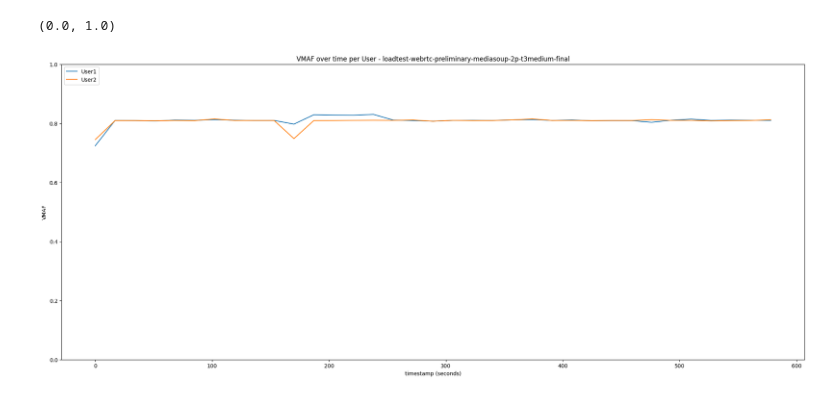
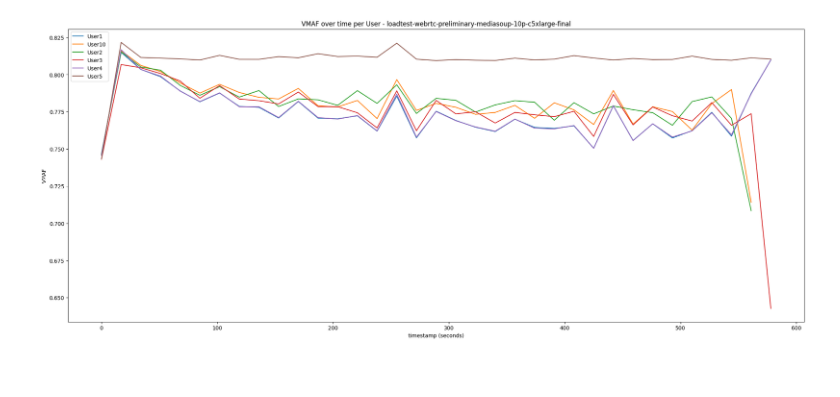
Before and after one commit to codeurjc/Performance-testing-in-the-WebRTC-arena, a Jupyter notebook: preliminary.ipynb, the cells around one changed output. Saved outputs shown, nothing was run; the diff lists cells and outputs as text; code cells hidden in the pictures; blank space fills up the shorter version.

```diff
--- a/preliminary.ipynb
+++ b/preliminary.ipynb
@@ -26,16 +82,32 @@ for df_user in df_list:
+# %%
+# INDIVIDUAL PLOTS PARAMETERS
+
+# Index of index_list to use
+index = 11
+#If there is only one metric in display, choose which one
+metric = "vmaf"
+
+show_full_range = False
+
+# Calculations
+index_name = index_list[index]
+metric_label = metric.upper()
+qoe_metrics_normalized = ["vmaf", "msssim", "ssim", "vifp", "pesq", "visqol"]
+qoe_metrics_not_normalized = ["psnr", "psnrhvs", "psnrhvsm"]
 # %%
 plt.rcParams['figure.figsize'] = [25, 10]
-case = 0
-df_user = df_list[case]
+
+df_user = df_list[index]
+
 for user in df_user.userFrom.unique():
-    df_user1 = df_user[df_user.userFrom == user]
-    plt.plot(df_user1["cut_index"], df_user1["vmaf"], label=user)
+    df_user1 = df_user[df_user.userFrom == user].groupby(["cut_index"]).mean()
+    plt.plot(df_user1.index, df_user1[metric], label=user)
 
-plt.title("VMAF over time per User - " + index_list[case])
+plt.title(metric_label + " over time per User - " + index_name)
 plt.xlabel("timestamp (seconds)")
-plt.ylabel("VMAF")
+plt.ylabel(metric_label)
 plt.legend(loc="upper left")
-plt.ylim(0, 1)
+if show_full_range:
+    plt.ylim(0, 1)
 # %% [output]
-(0.0, 1.0)
-[figure, old version]
+[figure, new version]
```
Also changed, not shown: parts of 7 cells of this notebook.
